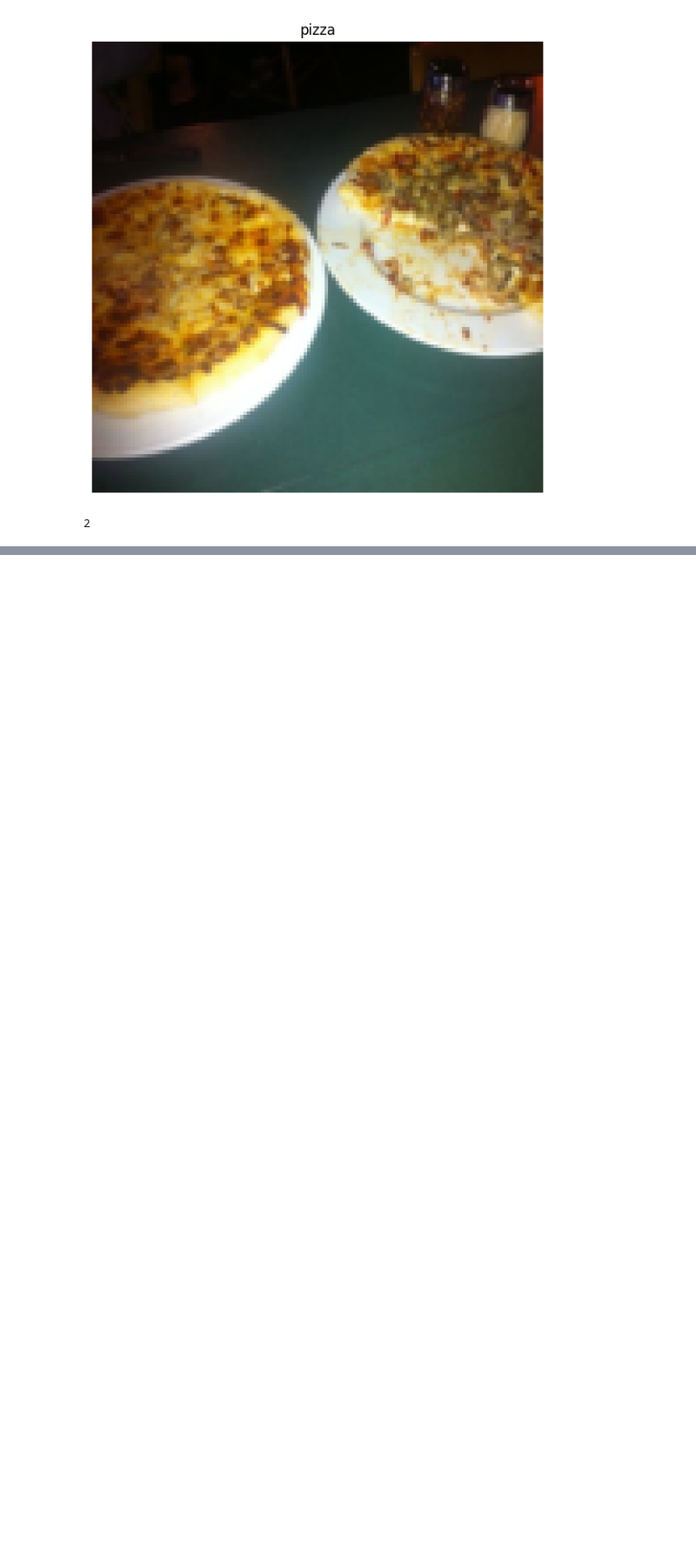
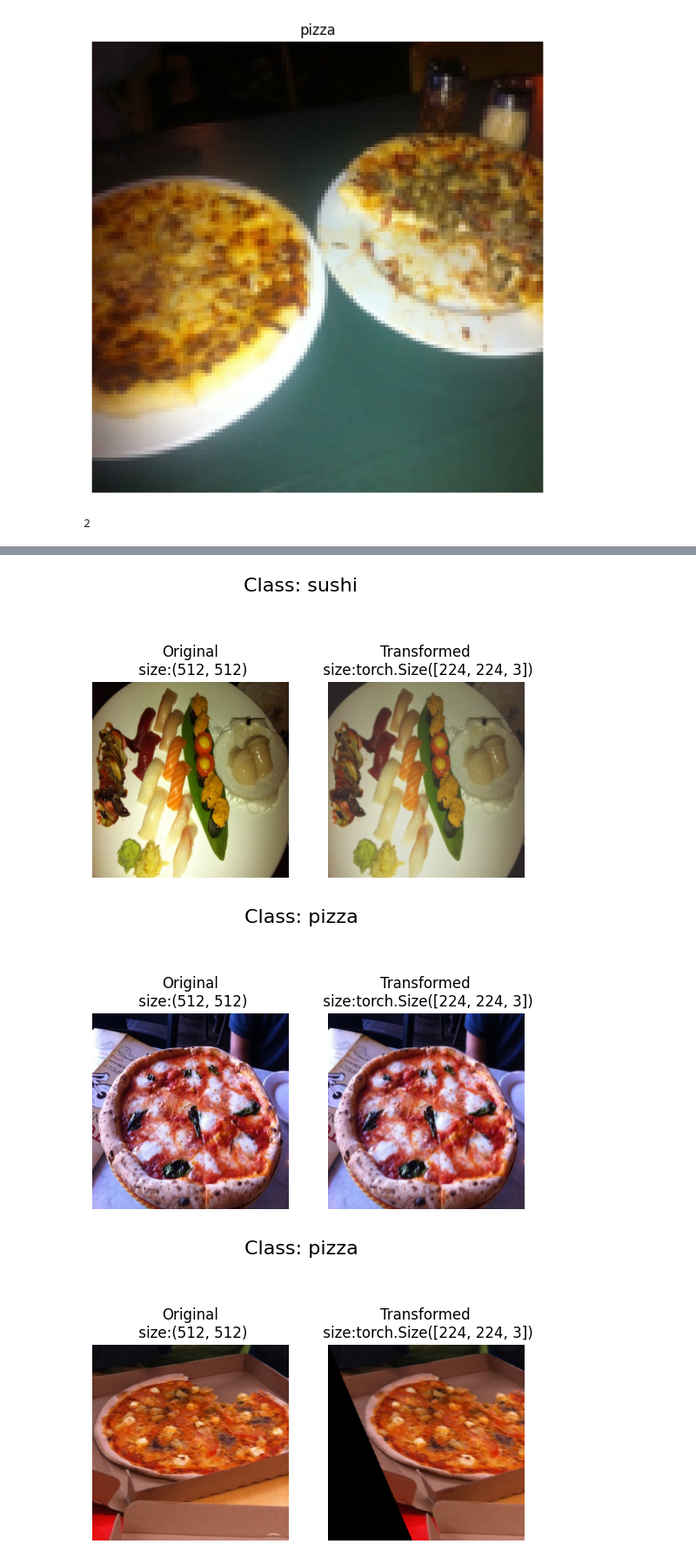
Before and after one commit to Abisheklimbu/pytorch, a Jupyter notebook: 04_custom_dataset/food_classification.ipynb, the cells around one changed output, grey strips where cells are left out. Shown at 87% size. Cells and saved outputs as stored; diff of their text form; code cells hidden in the pictures; blank space fills up the shorter version.

```diff
--- a/04_custom_dataset/food_classification.ipynb
+++ b/04_custom_dataset/food_classification.ipynb
@@ -489,0 +508,26 @@ True
+# %%
+from torchvision import transforms
+
+train_transform = transforms.Compose([
+    transforms.Resize((224,224)),
+    transforms.TrivialAugmentWide(num_magnitude_bins=31),
+    transforms.ToTensor()
+])
+
+test_transform = transforms.Compose([
+    transforms.Resize((224,224)),
+    transforms.ToTensor()
+])
+# %%
+# visualize
+image_path_list = list(image_path.glob('*/*/*.jpg'))
+# image_path_list[:3]
+
+plot_transformed_image(image_path_list=image_path_list,
+                       transforms=train_transform,
+                       n=3,
+                       seed=42)
+# %% [output]
+[figure, added]
+[figure, added]
+[figure, added]
```
Also changed, not shown: parts of 45 cells of this notebook, 3 other files.
